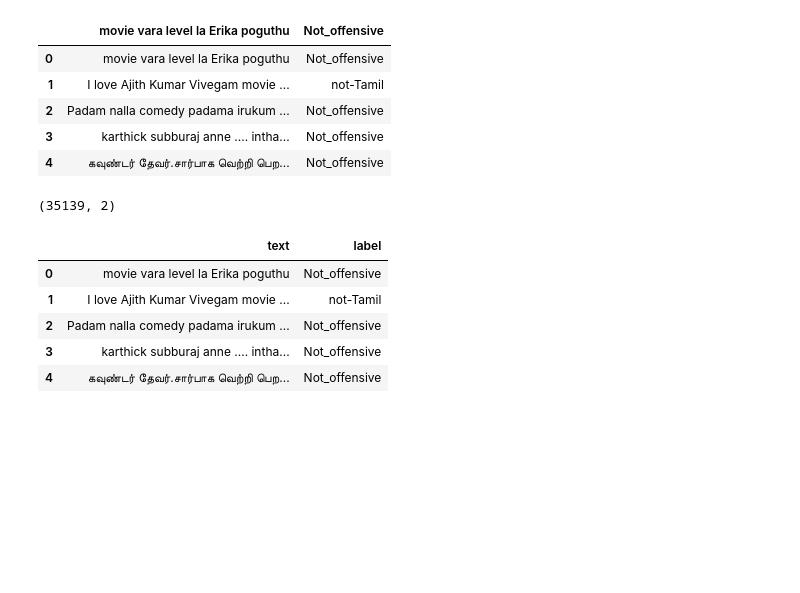
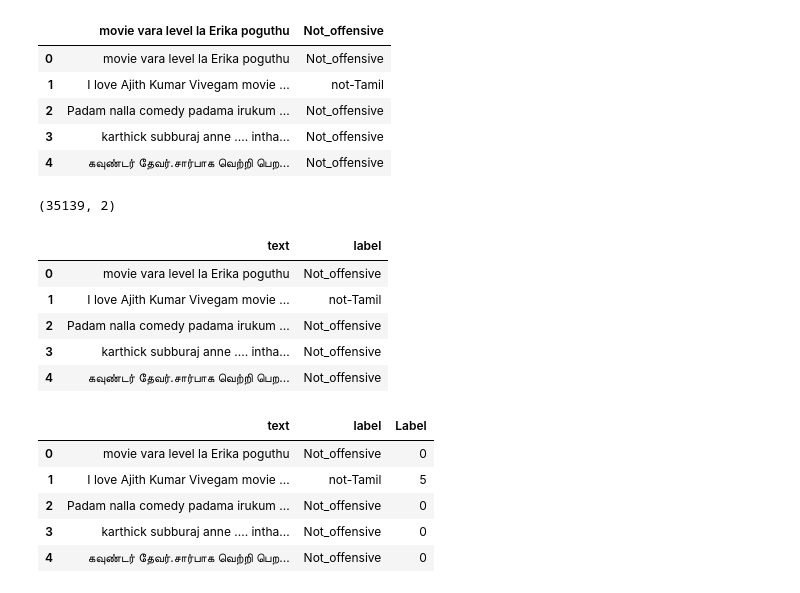
Before and after one commit to DevanshJain07/Offensive-Language-Identification-in-Dravidian-Languages-EACL-2021, a Jupyter notebook: offensive language identification.ipynb, the cells around one changed output. Cells and saved outputs as stored; diff of their text form; code cells hidden in the pictures; blank space fills up the shorter version.

```diff
--- a/offensive language identification.ipynb
+++ b/offensive language identification.ipynb
@@ -58,0 +64,9 @@ data1.head()
+# %%
+data1.head()
+# %% [output]
+|  | text | label | Label |
+| 0 | movie vara level la Erika poguthu | Not_offensive | 0 |
+| 1 | I love Ajith Kumar Vivegam movie ... | not-Tamil | 5 |
+| 2 | Padam nalla comedy padama irukum ... | Not_offensive | 0 |
+| 3 | karthick subburaj anne .... intha... | Not_offensive | 0 |
+| 4 | கவுண்டர் தேவர்.சார்பாக வெற்றி பெற... | Not_offensive | 0 |
```
Also changed, not shown: parts of 17 cells of this notebook.
